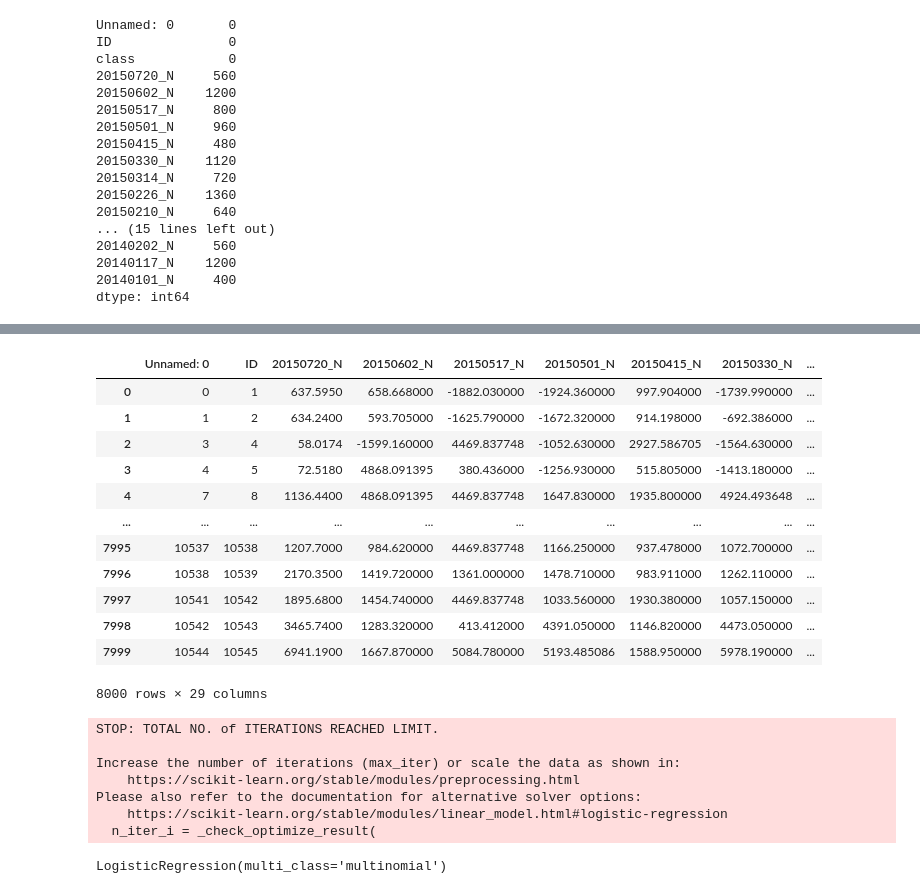
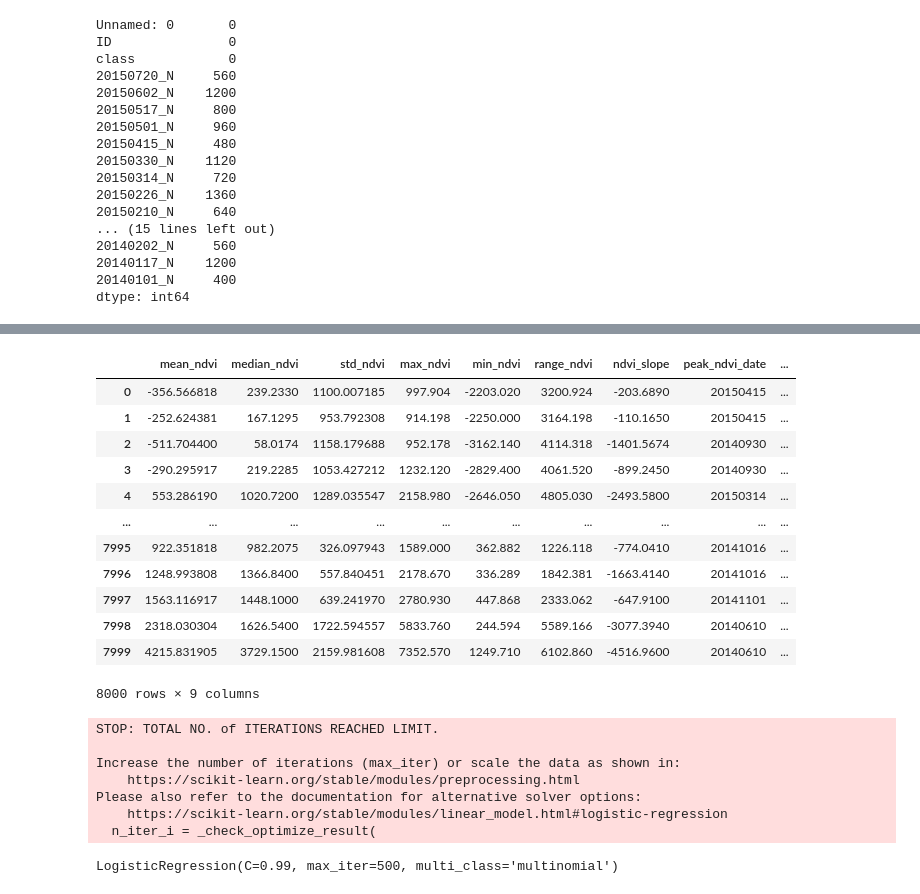
Before and after one commit to vidyaa01/summer-analytics-mid-hackathon, a Jupyter notebook: model.ipynb, the cells around one changed output, grey strips where cells are left out. Saved outputs shown, nothing was run; the diff lists cells and outputs as text; code cells hidden in the pictures.

```diff
--- a/model.ipynb
+++ b/model.ipynb
@@ -56,0 +53,3 @@ x
+# %%
+df.drop('Unnamed: 0',axis=1,inplace=True)
+df.drop('ID',axis=1,inplace=True)
@@ -57,3 +100,20 @@ x
+# %%
+
+df
+# %% [output]
+|  | mean_ndvi | median_ndvi | std_ndvi | max_ndvi | min_ndvi | range_ndvi | ndvi_slope | peak_ndvi_date | ... |
+| 0 | -356.566818 | 239.2330 | 1100.007185 | 997.904 | -2203.020 | 3200.924 | -203.6890 | 20150415 | ... |
+| 1 | -252.624381 | 167.1295 | 953.792308 | 914.198 | -2250.000 | 3164.198 | -110.1650 | 20150415 | ... |
+| 2 | -511.704400 | 58.0174 | 1158.179688 | 952.178 | -3162.140 | 4114.318 | -1401.5674 | 20140930 | ... |
+| 3 | -290.295917 | 219.2285 | 1053.427212 | 1232.120 | -2829.400 | 4061.520 | -899.2450 | 20140930 | ... |
+| 4 | 553.286190 | 1020.7200 | 1289.035547 | 2158.980 | -2646.050 | 4805.030 | -2493.5800 | 20150314 | ... |
+| ... | ... | ... | ... | ... | ... | ... | ... | ... | ... |
+| 7995 | 922.351818 | 982.2075 | 326.097943 | 1589.000 | 362.882 | 1226.118 | -774.0410 | 20141016 | ... |
+| 7996 | 1248.993808 | 1366.8400 | 557.840451 | 2178.670 | 336.289 | 1842.381 | -1663.4140 | 20141016 | ... |
+| 7997 | 1563.116917 | 1448.1000 | 639.241970 | 2780.930 | 447.868 | 2333.062 | -647.9100 | 20141101 | ... |
+| 7998 | 2318.030304 | 1626.5400 | 1722.594557 | 5833.760 | 244.594 | 5589.166 | -3077.3940 | 20140610 | ... |
+| 7999 | 4215.831905 | 3729.1500 | 2159.981608 | 7352.570 | 1249.710 | 6102.860 | -4516.9600 | 20140610 | ... |
+8000 rows × 9 columns
 # %%
 
 label_encoder=LabelEncoder()
@@ -61,18 +121 @@ y=label_encoder.fit_transform(y)
-# %%
-x.fillna(x.mean(),inplace=True)
-x
-# %% [output]
-|  | Unnamed: 0 | ID | 20150720_N | 20150602_N | 20150517_N | 20150501_N | 20150415_N | 20150330_N | ... |
-| 0 | 0 | 1 | 637.5950 | 658.668000 | -1882.030000 | -1924.360000 | 997.904000 | -1739.990000 | ... |
-| 1 | 1 | 2 | 634.2400 | 593.705000 | -1625.790000 | -1672.320000 | 914.198000 | -692.386000 | ... |
-| 2 | 3 | 4 | 58.0174 | -1599.160000 | 4469.837748 | -1052.630000 | 2927.586705 | -1564.630000 | ... |
-| 3 | 4 | 5 | 72.5180 | 4868.091395 | 380.436000 | -1256.930000 | 515.805000 | -1413.180000 | ... |
-| 4 | 7 | 8 | 1136.4400 | 4868.091395 | 4469.837748 | 1647.830000 | 1935.800000 | 4924.493648 | ... |
-| ... | ... | ... | ... | ... | ... | ... | ... | ... | ... |
-| 7995 | 10537 | 10538 | 1207.7000 | 984.620000 | 4469.837748 | 1166.250000 | 937.478000 | 1072.700000 | ... |
-| 7996 | 10538 | 10539 | 2170.3500 | 1419.720000 | 1361.000000 | 1478.710000 | 983.911000 | 1262.110000 | ... |
-| 7997 | 10541 | 10542 | 1895.6800 | 1454.740000 | 4469.837748 | 1033.560000 | 1930.380000 | 1057.150000 | ... |
-| 7998 | 10542 | 10543 | 3465.7400 | 1283.320000 | 413.412000 | 4391.050000 | 1146.820000 | 4473.050000 | ... |
-| 7999 | 10544 | 10545 | 6941.1900 | 1667.870000 | 5084.780000 | 5193.485086 | 1588.950000 | 5978.190000 | ... |
-8000 rows × 29 columns
 # %%
@@ -80,5 +127,5 @@ x_train,x_test,y_train,y_test=train_test_split(x,y,test_size=0.2,random_state=42
 # %%
-model=LogisticRegression(multi_class='multinomial',solver='lbfgs',max_iter=100)
+model=LogisticRegression(C=0.99,multi_class='multinomial',solver='lbfgs',max_iter=500)
 model.fit(x_train,y_train)
 # %% [output]
 STOP: TOTAL NO. of ITERATIONS REACHED LIMIT.
@@ -88,6 +135,6 @@ Increase the number of iterations (max_iter) or scale the data as shown in:
 Please also refer to the documentation for alternative solver options:
     https://scikit-learn.org/stable/modules/linear_model.html#logistic-regression
   n_iter_i = _check_optimize_result(
-LogisticRegression(multi_class='multinomial')
+LogisticRegression(C=0.99, max_iter=500, multi_class='multinomial')
 # %%
 y_pred=model.predict(x_test)
```
Also changed, not shown: parts of 18 cells of this notebook, 1 other file.
